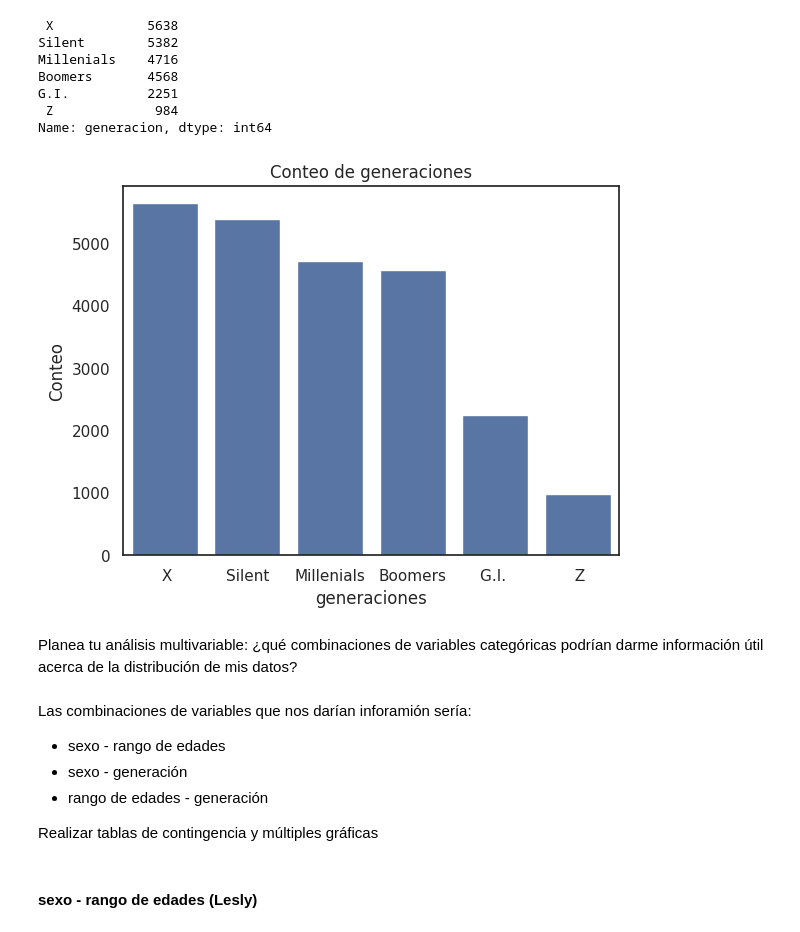
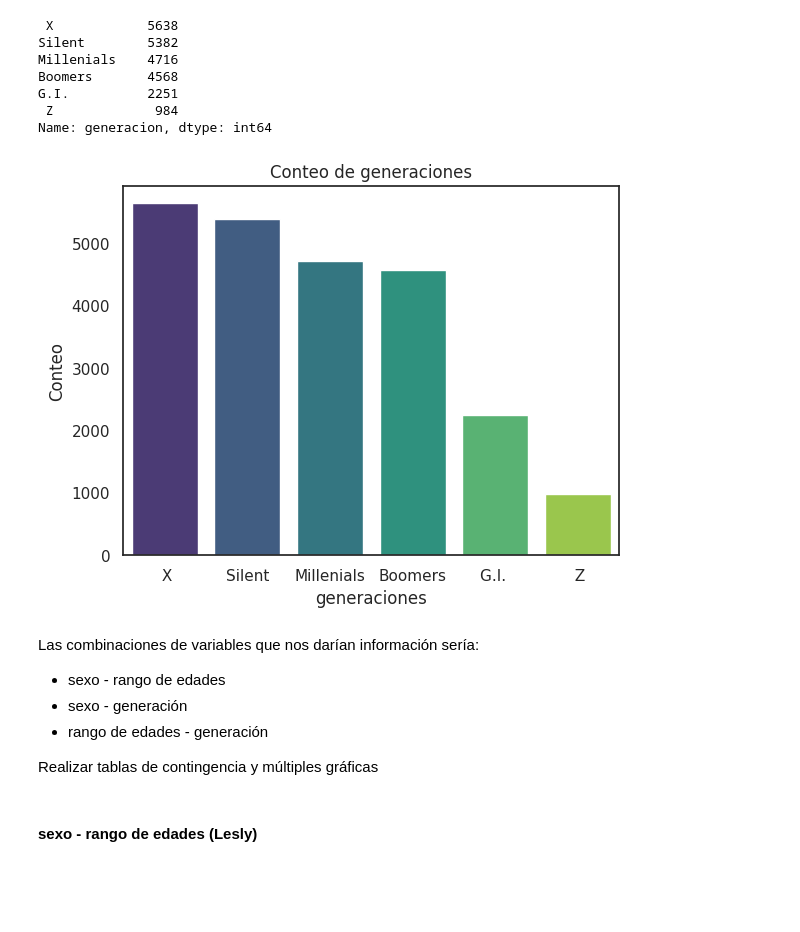
Before and after one commit to Gisellrom/ProyectoBEDU, a Jupyter notebook: Suicidios.ipynb, the cells around one changed output. Drawn from its saved outputs; the diff is of its cells as text; code cells hidden in the pictures; blank space fills up the shorter version.

```diff
--- a/Suicidios.ipynb
+++ b/Suicidios.ipynb
@@ -50,3 +42,7 @@ df = pd.read_csv('/content/drive/MyDrive/Proyecto BEDU/Dataset/master.csv', inde
+# %%
+# Leemos los datos
+url = 'https://raw.githubusercontent.com/Gisellrom/ProyectoBEDU/main/Dataset/suicidiosXXI.csv'
+df = pd.read_csv(url)
 # %% [markdown]
 # Procesamiento de datos
 # %% [markdown]
@@ -485,6 +486,6 @@ print(formatted_interquartile_range)
 # %%
 # Eliminar filas donde 'no_suicidios' es igual a 0
-df = df.loc[df['no_suicidios'] != 0]
+#df = df.loc[df['no_suicidios'] != 0]
 # %% [markdown]
 #### Promedio:
 # %%
@@ -981,20 +968,19 @@ G.I.          2251
 Name: generacion, dtype: int64
 # %%
 # Crear un gráfico de barras con Seaborn
-ax = sns.barplot(x=counts.index, y=counts.values)
+#ax = sns.barplot(x=counts.index, y=counts.values)
+ax = sns.barplot(x=counts.index, y=counts.values, hue=counts.index, palette='viridis')
 
 # Configurar el título y las etiquetas
 ax.set_title('Conteo de generaciones')
 ax.set(xlabel= "generaciones", ylabel='Conteo')
 
 # Mostrar el gráfico
 plt.show()
 # %% [output]
-[figure, old version]
+[figure, new version]
-# %% [markdown]
-Planea tu análisis multivariable: ¿qué combinaciones de variables categóricas podrían darme información útil acerca de la distribución de mis datos?
 # %% [markdown]
-Las combinaciones de variables que nos darían inforamión sería:
+Las combinaciones de variables que nos darían información sería:
 * sexo - rango de edades
 * sexo - generación
 * rango de edades - generación
```
Also changed, not shown: parts of 54 cells of this notebook.
